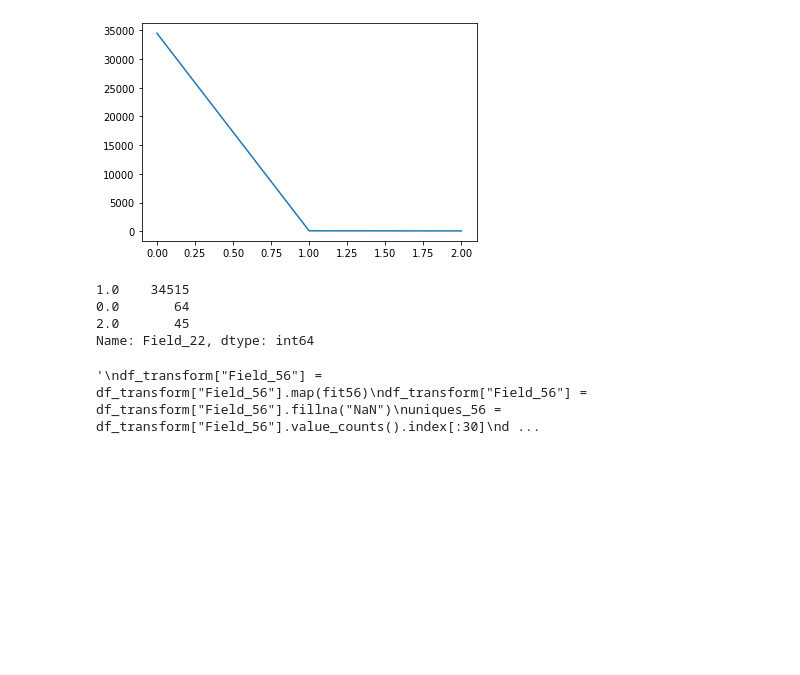
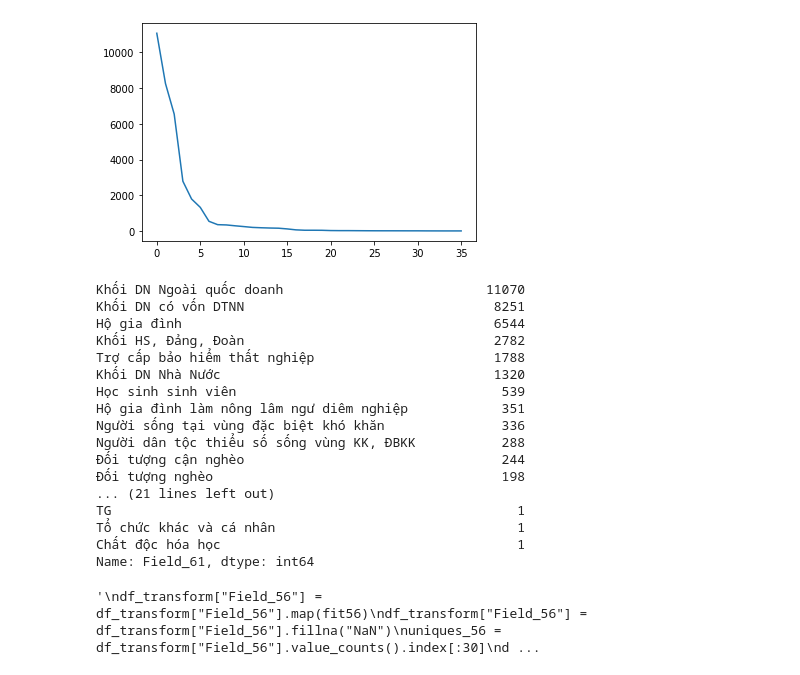
Before and after one commit to Dunghuynh110496/kalapa, a Jupyter notebook: Step_2.ipynb, the cells around one changed output. Drawn from its saved outputs; the diff is of its cells as text; code cells hidden in the pictures; blank space fills up the shorter version.

```diff
--- a/Step_2.ipynb
+++ b/Step_2.ipynb
@@ -84,16 +84,29 @@ Field_80 : 4389 : Float64Index([0.0, 1.0, 2.0, 3.0, 4.0, 6.0, 5.0], dtype='float
 Field_81 : 485 : Float64Index([0.0, 1.0, 2.0, 3.0, 4.0, 5.0, 6.0], dtype='float64')
 Field_82 : 4 : Int64Index([1, 4, 2, 3], dtype='int64')
 # %%
-data = list(df_transform["Field_22"].value_counts())
+data = list(df_transform["Field_61"].value_counts())
 plt.plot(data)
 plt.show()
-df_transform["Field_22"].value_counts()
+df_transform["Field_61"].value_counts()
 # %% [output]
-[figure, old version]
+[figure, new version]
-1.0    34515
-0.0       64
-2.0       45
-Name: Field_22, dtype: int64
+Khối DN Ngoài quốc doanh                          11070
+Khối DN có vốn DTNN                                8251
+Hộ gia đình                                        6544
+Khối HS, Đảng, Đoàn                                2782
+Trợ cấp bảo hiểm thất nghiệp                       1788
+Khối DN Nhà Nước                                   1320
+Học sinh sinh viên                                  539
+Hộ gia đình làm nông lâm ngư diêm nghiệp            351
+Người sống tại vùng đặc biệt khó khăn               336
+Người dân tộc thiểu số sống vùng KK, ĐBKK           288
+Đối tượng cận nghèo                                 244
+Đối tượng nghèo                                     198
+... (21 lines left out)
+TG                                                    1
+Tổ chức khác và cá nhân                               1
+Chất độc hóa học                                      1
+Name: Field_61, dtype: int64
 # %%
 def fit54(x):
     if "1" in str(x).lower() or "01" in str(x).lower():
```
Also changed, not shown: parts of 6 cells of this notebook.
